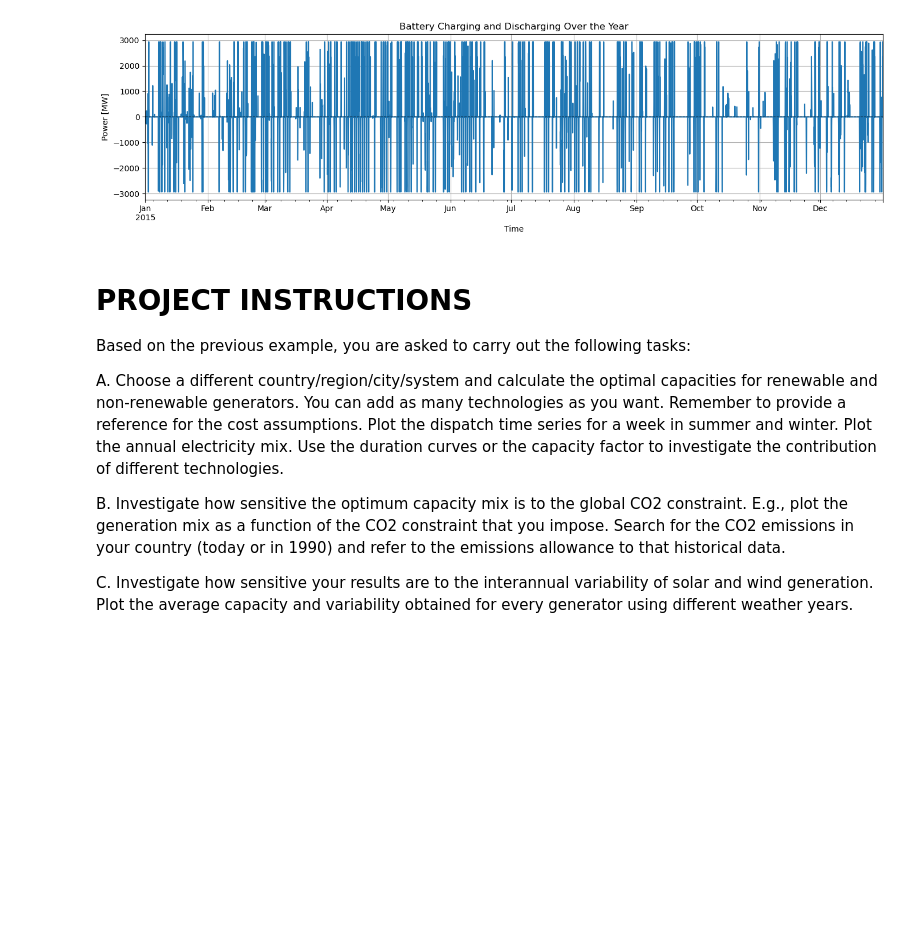
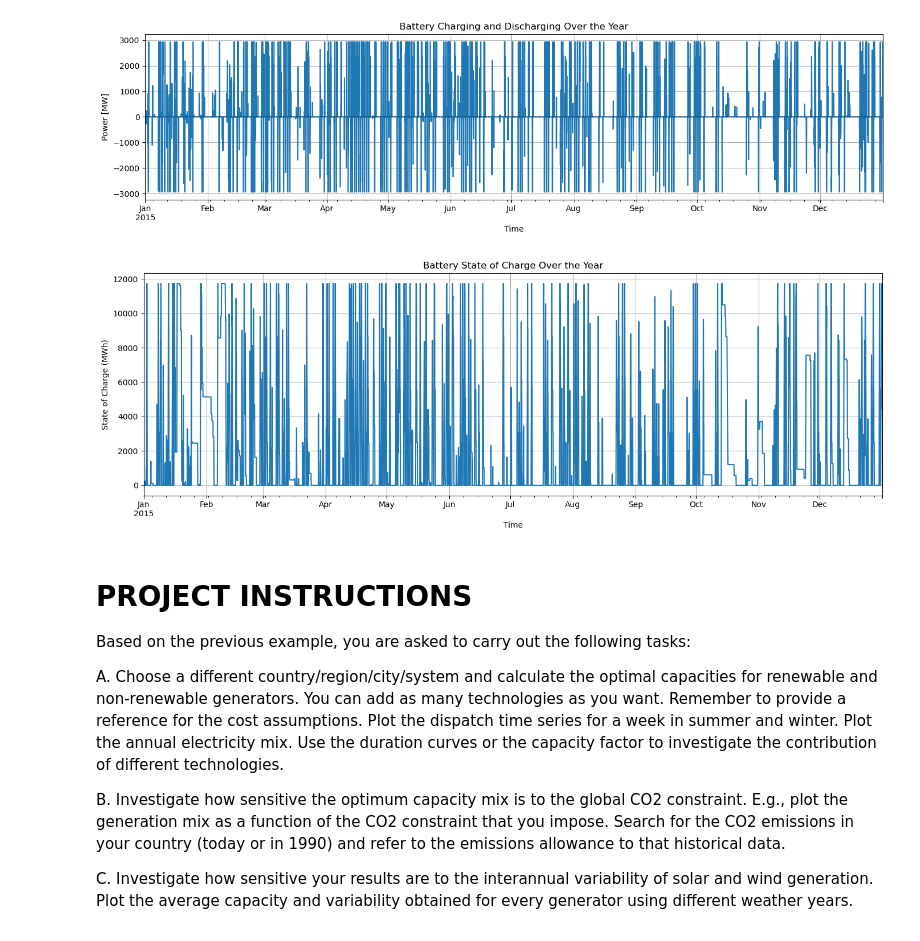
Before and after one commit to CharlotteHessels/new-integrated-project, a Jupyter notebook: IEG_course_project.ipynb, the cells around one changed output. Drawn from its saved outputs; the diff is of its cells as text; code cells hidden in the pictures; blank space fills up the shorter version.

```diff
--- a/IEG_course_project.ipynb
+++ b/IEG_course_project.ipynb
@@ -829,6 +829,21 @@ plt.tight_layout()
 plt.show()
 # %% [output]
 [figure]
+# %%
+soc = network.storage_units_t["state_of_charge"]["Battery"]
+network.storage_units_t["state_of_charge"].columns
+import matplotlib.pyplot as plt
+
+plt.figure(figsize=(14, 5))
+soc.plot()
+plt.title("Battery State of Charge Over the Year")
+plt.xlabel("Time")
+plt.ylabel("State of Charge (MWh)")
+plt.grid(True)
+plt.tight_layout()
+plt.show()
+# %% [output]
+[figure, added]
 # %% [markdown]
 # PROJECT INSTRUCTIONS
 
```
